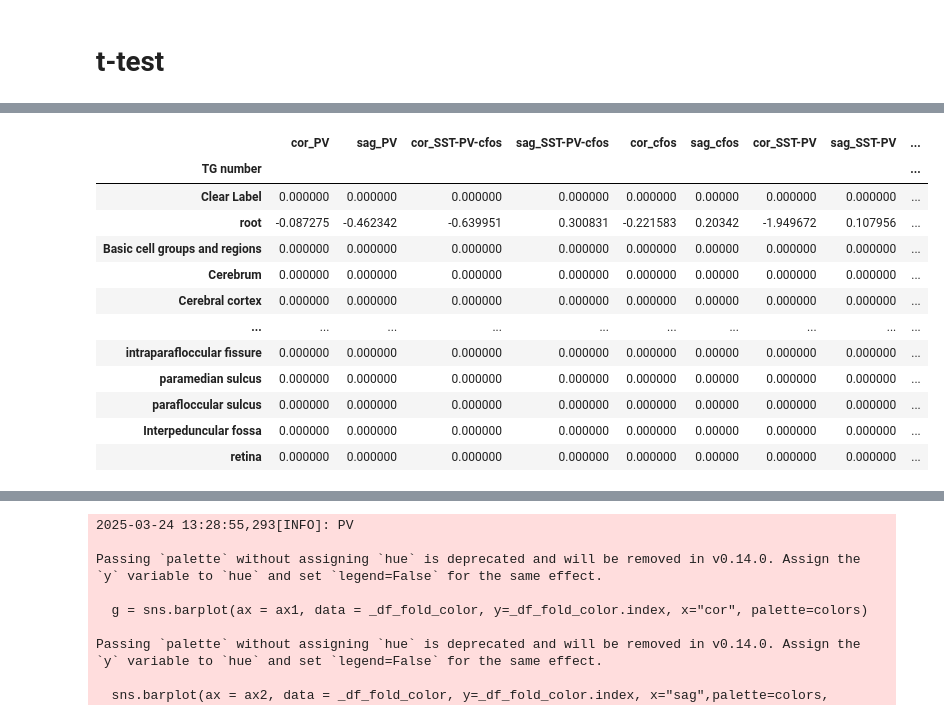
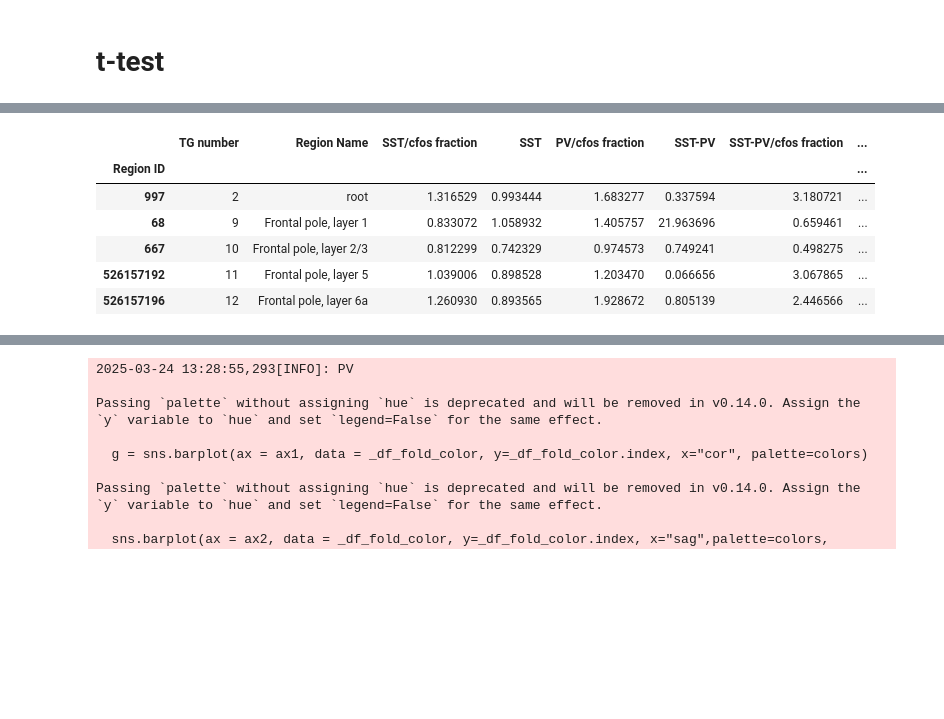
Before and after one commit to jhahncs/brain-slice-render, a Jupyter notebook: cfos/cfos_analysis.ipynb, the cells around one changed output, grey strips where cells are left out. Cells and saved outputs as stored; diff of their text form; code cells hidden in the pictures; blank space fills up the shorter version.

```diff
--- a/cfos/cfos_analysis.ipynb
+++ b/cfos/cfos_analysis.ipynb
@@ -145,5 +532,0 @@ Series([], Name: Region name, dtype: object)
-# %%
-tg_2_name = {}
-for _i, _row in df_exp[['TG number','Region name']].iterrows():
-    tg_2_name[_row['TG number']] = _row['Region name']
-tg_2_name
@@ -420,0 +824,3 @@ _df_zero_count
+# %%
+df_mean_cor_sag = pd.read_csv('output/df_mean_cor_sag.csv', encoding='utf-8')
+df_mean_cor_sag
@@ -428,10 +964,10 @@ min_p_value = 0.01
 
 _row_list = []
 
-for dept_col in tqdm(dept_columns):
+for dept_col in tqdm(df_mean_cor_sag.columns[3:]):
 
     #_df = df_total[df_total.index.str.endswith(dept_col)]
-    _df = df_total.query(f'color=="{_color}"')
+    _df = df_mean_cor_sag.query(f'color=="{dept_col}"')
 
 
     logger.info(dept_col)
@@ -459,11 +995,15 @@ for dept_col in tqdm(dept_columns):
         #_row['color'] = dept_col.split("_")[1]
         _row['color'] = dept_col
         #_row['dept_2'] = df.dtypes[dept_col].categories[1]
-        _row['tg_number'] = ind_col
-        _row['region_name'] = tg_2_name[ind_col]
+        _row['region_id'] = ind_col
+        _row['region_name'] = region_id_2_name[ind_col]
         _row['t_stat'] = t_stat
         _row['pvalue'] = p_value
         #_row['fold'] = np.array(group_exp[ind_col].values / group_veh[ind_col].values).mean()
 
 
         _row_list.append(_row)
+
+_ttest_df = pd.DataFrame(_row_list)
+_ttest_df.to_csv('output/ttest.csv', encoding='utf-8', index=None)
+_ttest_df[_ttest_df['pvalue'] < 0.05]
@@ -489,48 +1042,58 @@ _ttest_df[_ttest_df['pvalue'] < 0.05]
 # %%
 _df_list = []
 _df_columns = []
-for _color in color_list:
-    for _cut_method in ['cor','sag']:
+for _color in list(set(df_mean_cor_sag['color'].values)):
+    #for _cut_method in ['cor','sag']:
 
-        _df_total_veh = df_total.query(f'color=="{_color}" and veh_exp == 0 and cut_method == "{_cut_method}" ').drop(['veh_exp','cut_method','color'],axis=1).copy()
-        _df_total_exp = df_total.query(f'color=="{_color}" and veh_exp == 1 and cut_method == "{_cut_method}" ').drop(['veh_exp','cut_method','color'],axis=1).copy()
+    _df_total_veh = df_mean_cor_sag.query(f'color=="{_color}" and veh_exp == 0 ').drop(['veh_exp','color','sample_id'],axis=1).copy()
+    _df_total_exp = df_mean_cor_sag.query(f'color=="{_color}" and veh_exp == 1 ').drop(['veh_exp','color','sample_id'],axis=1).copy()
 
-        #_df_fold_temp = _df_total_exp.mean(axis=0) / _df_total_veh.mean(axis=0)
-        _df_total_exp_veh = pd.concat([_df_total_exp.mean(axis=0), _df_total_veh.mean(axis=0)], axis=1)
-        _row_list = []
-        for _i, _row in _df_total_exp_veh.iterrows():
-            _row_new = {}
-            _row_new['TG number'] = _i
-            #print(_i, _row)
-            if _row[0] < _row[1]:
-                _row_new['fold'] = _row[0] / _row[1]
+    #_df_fold_temp = _df_total_exp.mean(axis=0) / _df_total_veh.mean(axis=0)
+    _df_total_exp_veh = pd.concat([_df_total_exp.mean(axis=0), _df_total_veh.mean(axis=0)], axis=1)
+    _row_list = []
+    for _i, _row in _df_total_exp_veh.iterrows():
+        _row_new = {}
+
+        #_row_new['TG number'] = region_id_2_tg_id[_i]
+        _row_new['Region ID'] = _i
+        #_row_new['Region Name'] = region_id_2_name[_i]
+        #print(_i, _row)
+        #if _row[1] == 0:
+        #    print(_row)
+        if _row[0] < _row[1]:
+            if _row[1] == 0:
+                _row_new['fold'] = 0
             else:
                 _row_new['fold'] = _row[0] / _row[1]
-            _row_list.append(_row_new)
-        _df_fold_temp = pd.DataFrame(_row_list)
-        _df_fold_temp.set_index('TG number', inplace=True)
-        #_df_fold_temp
+        else:
+            if _row[1] == 0:
+                _row_new['fold'] = 0
+            else:
+                _row_new['fold'] = _row[0] / _row[1]
+        _row_list.append(_row_new)
+    _df_fold_temp = pd.DataFrame(_row_list)
+    _df_fold_temp.set_index('Region ID', inplace=True)
+    #_df_fold_temp
 
-        _df_list.append(_df_fold_temp)
-        _df_columns.append(f'{_cut_method}_{_color}')
+    _df_list.append(_df_fold_temp)
+    _df_columns.append(f'{_color}')
 _df_fold = pd.concat(_df_list, axis=1)
 _df_fold.columns = _df_columns
 _df_fold = _df_fold.rename(index=tg_2_name)
-_df_fold = np.log(_df_fold)
+#_df_fold = np.log(_df_fold)
 _df_fold = _df_fold.replace(np.nan, 0)
 _df_fold = _df_fold.replace(np.inf, 0)
-_df_fold
+_df_fold['TG number'] = _df_fold.index.map(region_id_2_tg_id)
+_df_fold['Region Name'] = _df_fold.index.map(region_id_2_name)
+_df_fold = _df_fold[['TG number','Region Name'] + list(_df_fold.columns[:11])]
+#_df_fold.set_index('TG number', inplace=True)
+_df_fold.to_csv("output/fold.csv")
+_df_fold.head()
 # %% [output]
-|  | cor_PV | sag_PV | cor_SST-PV-cfos | sag_SST-PV-cfos | cor_cfos | sag_cfos | cor_SST-PV | sag_SST-PV | ... |
-| TG number |  |  |  |  |  |  |  |  | ... |
-| Clear Label | 0.000000 | 0.000000 | 0.000000 | 0.000000 | 0.000000 | 0.00000 | 0.000000 | 0.000000 | ... |
-| root | -0.087275 | -0.462342 | -0.639951 | 0.300831 | -0.221583 | 0.20342 | -1.949672 | 0.107956 | ... |
-| Basic cell groups and regions | 0.000000 | 0.000000 | 0.000000 | 0.000000 | 0.000000 | 0.00000 | 0.000000 | 0.000000 | ... |
-| Cerebrum | 0.000000 | 0.000000 | 0.000000 | 0.000000 | 0.000000 | 0.00000 | 0.000000 | 0.000000 | ... |
-| Cerebral cortex | 0.000000 | 0.000000 | 0.000000 | 0.000000 | 0.000000 | 0.00000 | 0.000000 | 0.000000 | ... |
-| ... | ... | ... | ... | ... | ... | ... | ... | ... | ... |
-| intraparafloccular fissure | 0.000000 | 0.000000 | 0.000000 | 0.000000 | 0.000000 | 0.00000 | 0.000000 | 0.000000 | ... |
-| paramedian sulcus | 0.000000 | 0.000000 | 0.000000 | 0.000000 | 0.000000 | 0.00000 | 0.000000 | 0.000000 | ... |
-| parafloccular sulcus | 0.000000 | 0.000000 | 0.000000 | 0.000000 | 0.000000 | 0.00000 | 0.000000 | 0.000000 | ... |
-| Interpeduncular fossa | 0.000000 | 0.000000 | 0.000000 | 0.000000 | 0.000000 | 0.00000 | 0.000000 | 0.000000 | ... |
-| retina | 0.000000 | 0.000000 | 0.000000 | 0.000000 | 0.000000 | 0.00000 | 0.000000 | 0.000000 | ... |
+|  | TG number | Region Name | SST/cfos fraction | SST | PV/cfos fraction | SST-PV | SST-PV/cfos fraction | ... |
+| Region ID |  |  |  |  |  |  |  | ... |
+| 997 | 2 | root | 1.316529 | 0.993444 | 1.683277 | 0.337594 | 3.180721 | ... |
+| 68 | 9 | Frontal pole, layer 1 | 0.833072 | 1.058932 | 1.405757 | 21.963696 | 0.659461 | ... |
+| 667 | 10 | Frontal pole, layer 2/3 | 0.812299 | 0.742329 | 0.974573 | 0.749241 | 0.498275 | ... |
+| 526157192 | 11 | Frontal pole, layer 5 | 1.039006 | 0.898528 | 1.203470 | 0.066656 | 3.067865 | ... |
+| 526157196 | 12 | Frontal pole, layer 6a | 1.260930 | 0.893565 | 1.928672 | 0.805139 | 2.446566 | ... |
```
Also changed, not shown: parts of 49 cells of this notebook, 13 other files.
